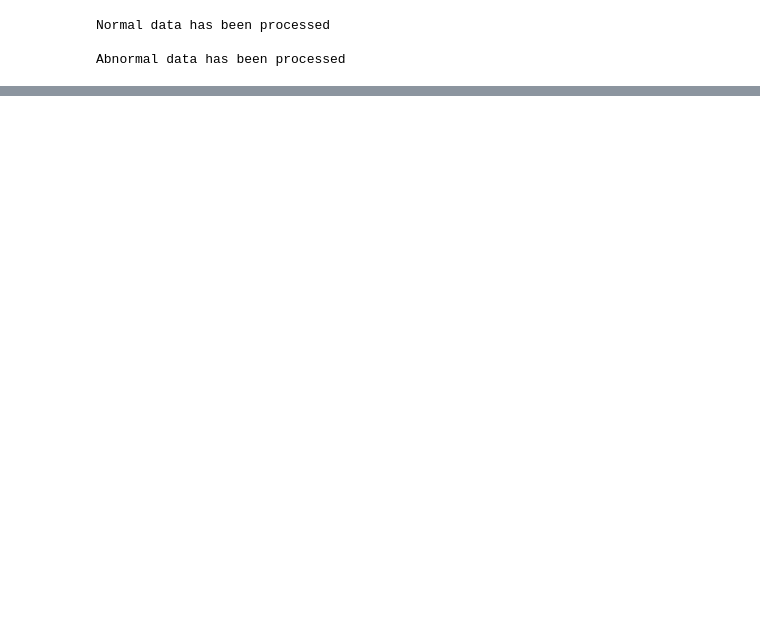
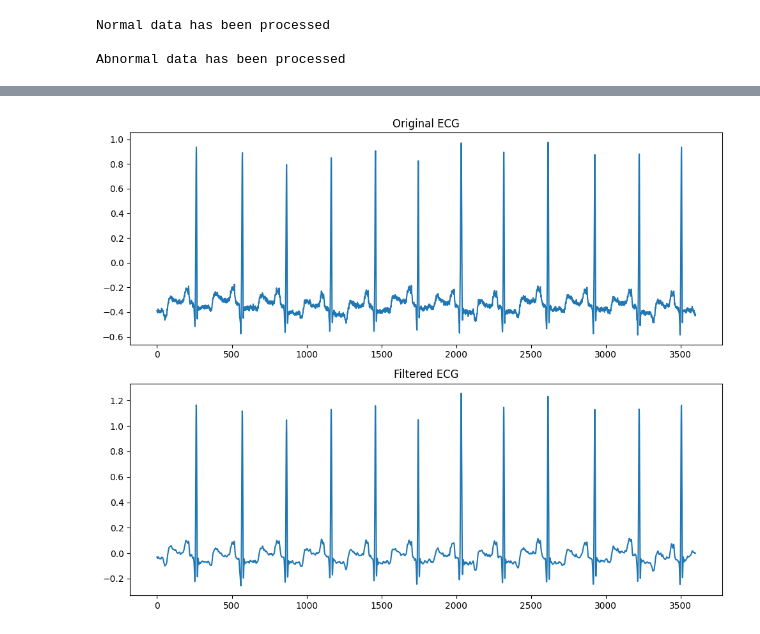
Before and after one commit to OmarNasri/ECG-abnormality-detector, a Jupyter notebook: detector.ipynb, the cells around one changed output, grey strips where cells are left out. Saved outputs shown, nothing was run; the diff lists cells and outputs as text; code cells hidden in the pictures; blank space fills up the shorter version.

Commit message:
Bandpass filter, Feature extraction df and some qrs features added

```diff
--- a/detector.ipynb
+++ b/detector.ipynb
@@ -142,0 +133,23 @@ df.describe
+# %%
+Fs = 360
+
+#Test ecg signal
+test_ecg = df["Lead II"].values[:10*Fs]
+
+# Create a bandpass filter for signal filtering
+def bandpass_filter(data, Fs):
+    b, a = sp.signal.butter(4, [0.5, 40], btype='bandpass', fs=Fs)
+    w,h = sp.signal.freqz(b,a,fs=Fs)
+    return sp.signal.filtfilt(b, a, data)
+
+# Apply the filter to the ECG test signal
+filtered_ecg = bandpass_filter(test_ecg, Fs)
+
+fig, ax = plt.subplots(2, 1, figsize=(10, 8))
+ax[0].plot(test_ecg)
+ax[0].set_title("Original ECG")
+ax[1].plot(filtered_ecg)
+ax[1].set_title("Filtered ECG")
+plt.tight_layout()
+# %% [output]
+[figure, added]
```
Also changed, not shown: parts of 5 cells of this notebook.
